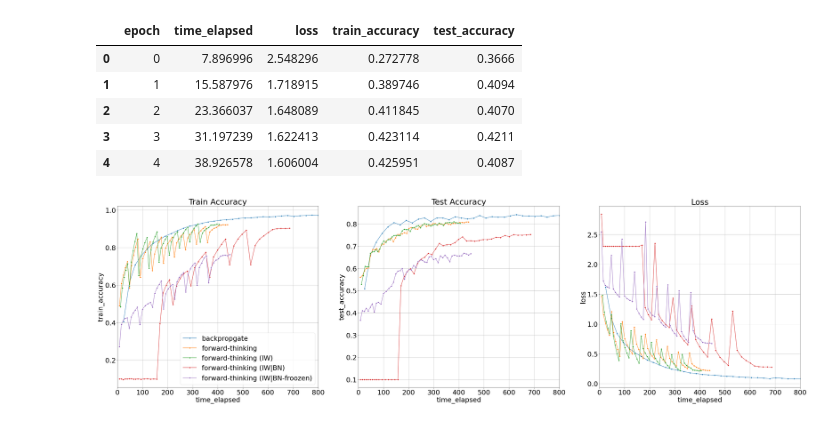
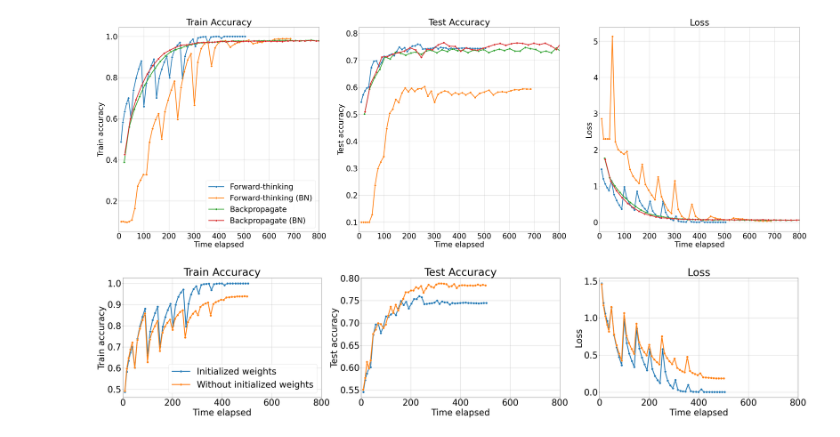
Before and after one commit to runnily/forward-thinking, a Jupyter notebook: forward_thinking_results.ipynb, the cells around one changed output. Cells and saved outputs as stored; diff of their text form; code cells hidden in the pictures.

```diff
--- a/forward_thinking_results.ipynb
+++ b/forward_thinking_results.ipynb
@@ -14,0 +16,8 @@ LICENSE                         models   train.py
+# %%
+matplotlib.rcParams.update({'font.size': 40})
+matplotlib.rcParams.update({'lines.linewidth': 4})
+matplotlib.rcParams.update({'lines.markersize': 10})
+
+!ls
+!cd forward-thinking
+!ls
@@ -120,2 +76,0 @@ forward_thinking_batch_norm_freeze_init_weights_svhn.head()
-# %%
-matplotlib.rcParams.update({'font.size': 30})
@@ -219,19 +76,0 @@ forward_thinking_batch_norm_init_weights_cifar10.head()
-# %%
-forward_thinking_batch_norm_freeze_init_weights_cifar10 = pd.read_csv("utils/recorded-accuracy/CIFAR10-forward-thinking-weights-init-BN-freeze.csv")
-forward_thinking_batch_norm_freeze_init_weights_cifar10.head()
-# %% [output]
-|  | epoch | time_elapsed | loss | train_accuracy | test_accuracy |
-| 0 | 0 | 7.896996 | 2.548296 | 0.272778 | 0.3666 |
-| 1 | 1 | 15.587976 | 1.718915 | 0.389746 | 0.4094 |
-| 2 | 2 | 23.366037 | 1.648089 | 0.411845 | 0.4070 |
-| 3 | 3 | 31.197239 | 1.622413 | 0.423114 | 0.4211 |
-| 4 | 4 | 38.926578 | 1.606004 | 0.425951 | 0.4087 |
-# %%
-plot(backpropgate_cifar10,
-    forward_thinking_cifar10,
-    forward_thinking_init_weights_cifar10,
-    forward_thinking_batch_norm_init_weights_cifar10,
-    forward_thinking_batch_norm_freeze_init_weights_cifar10,
-    ylim=800)
-# %% [output]
-[figure, removed]
@@ -237,0 +163,26 @@ plot(backpropgate_cifar10,
+# %%
+resnets18_cifar_forward_thinking_init = pd.read_csv("forward-thinking/utils/recorded-accuracy/resnets18/cifar/resnet18_cifar_ft_init.csv")
+resnets18_cifar_forward_thinking = pd.read_csv("forward-thinking/utils/recorded-accuracy/resnets18/cifar/resnet18_cifar_ft.csv")
+resnets18_cifar_forward_thinking_init_bn = pd.read_csv("forward-thinking/utils/recorded-accuracy/resnets18/cifar/resnet18_cifar_ft_init_bn.csv")
+resnets18_cifar_backpropgation_init = pd.read_csv("forward-thinking/utils/recorded-accuracy/resnets18/cifar/resnet18_cifar_bp_init.csv")
+resnets18_cifar_backpropgation_init_bn = pd.read_csv("forward-thinking/utils/recorded-accuracy/resnets18/cifar/resnet18_cifar_bp_init_bn.csv")
+resnets18_cifar_forward_thinking_init_bn_freeze = pd.read_csv("forward-thinking/utils/recorded-accuracy/resnets18/cifar/resnet18_cifar_ft_init_bn_freeze.csv")
+resnets18_cifar_forward_thinking_init_bn_no_learn_params = pd.read_csv("forward-thinking/utils/recorded-accuracy/resnets18/cifar/resnet18_cifar_ft_init_bn_nolp.csv")
+# %%
+forwardVsBack(
+    resnets18_cifar_forward_thinking_init,
+    resnets18_cifar_forward_thinking_init_bn,
+    resnets18_cifar_backpropgation_init,
+    resnets18_cifar_backpropgation_init_bn,
+    ylim=800
+)
+# %% [output]
+[figure, added]
+# %%
+forwardInit(
+    resnets18_cifar_forward_thinking_init,
+    resnets18_cifar_forward_thinking,
+    800
+ )
+# %% [output]
+[figure, added]
```
Also changed, not shown: parts of 28 cells of this notebook.
